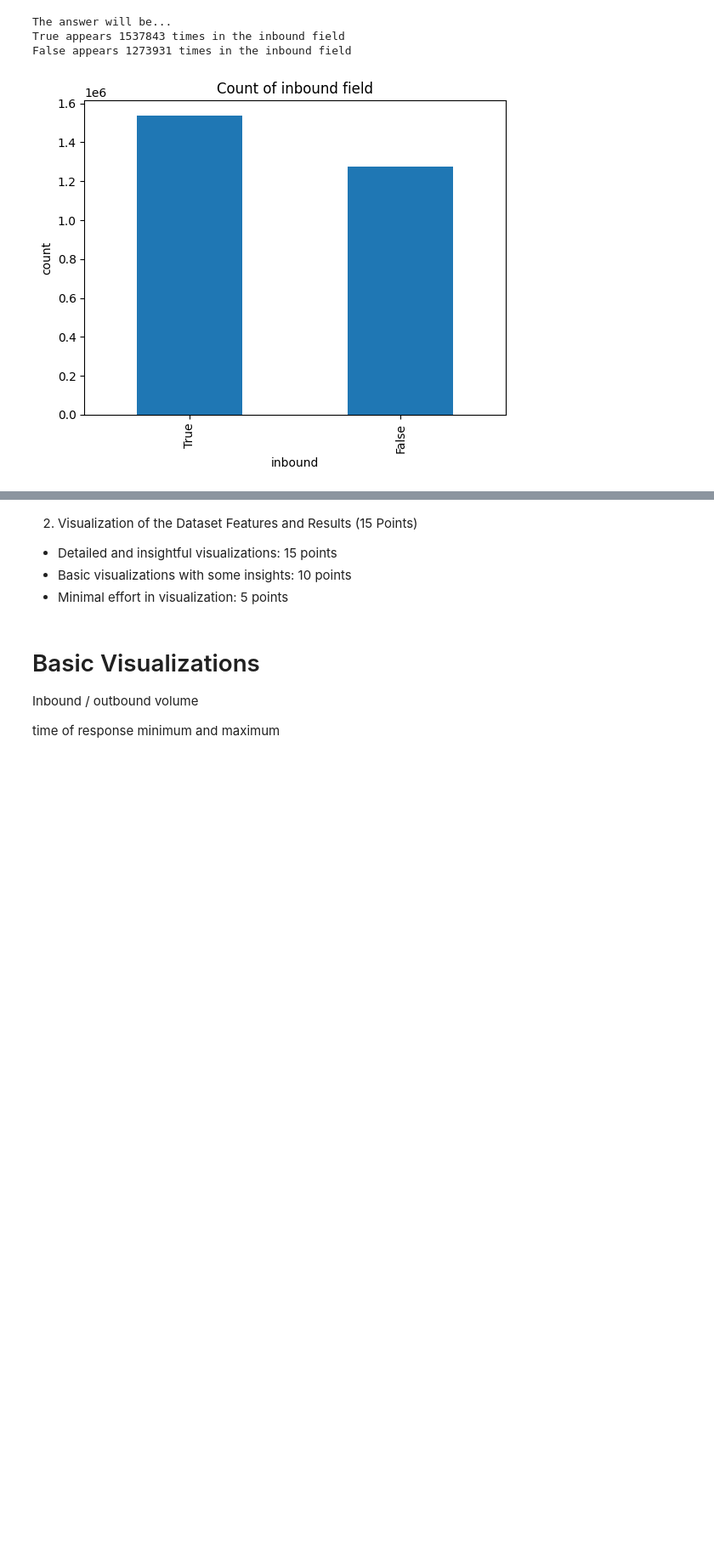
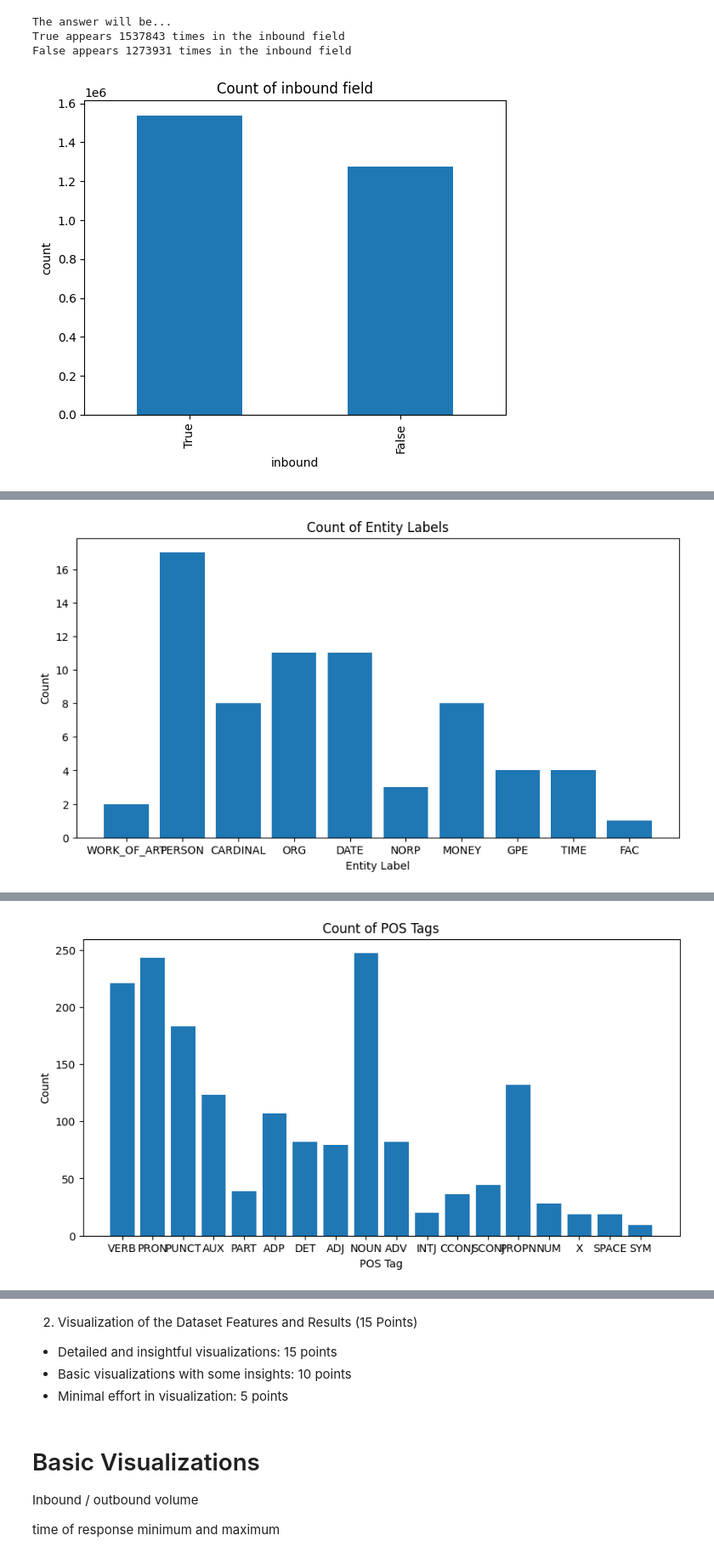
Before and after one commit to luizdataeng/project_nlp_fanshawe, a Jupyter notebook: main.ipynb, the cells around one changed output, grey strips where cells are left out. Shown at 85% size. Saved outputs shown, nothing was run; the diff lists cells and outputs as text; code cells hidden in the pictures; blank space fills up the shorter version.

```diff
--- a/main.ipynb
+++ b/main.ipynb
@@ -57,3 +68,73 @@ False appears 1273931 times in the inbound field
 [figure]
 # %%
 data.iloc[0]['text']
+# %%
+import pandas as pd
+import spacy
+import matplotlib.pyplot as plt
+from collections import Counter
+
+# 1. Load data
+data = pd.read_csv('twcs_sample.csv', sep=',', encoding='latin1')
+texts = data['text'].dropna().tolist()
+
+# 2. Load spaCy model
+nlp = spacy.load("en_core_web_lg")
+
+# 3. Process texts
+docs = list(nlp.pipe(texts))
+
+# 4. Extract Entities and POS tags
+entities = []
+pos_tags = []
+
+for doc in docs:
+    entities.extend([ent.label_ for ent in doc.ents])
+    pos_tags.extend([token.pos_ for token in doc])
+
+# Count the time of each entity label
+entity_counts = Counter(entities)
+
+print("The answer will be...")
+for label, count in entity_counts.items():
+    print("{} appears {} times in the entities".format(label, count))
+
+# Plot
+plt.figure(figsize=(10,5))
+plt.bar(entity_counts.keys(), entity_counts.values())
+plt.title('Count of Entity Labels')
+plt.xlabel('Entity Label')
+plt.ylabel('Count')
+plt.show()
+
+# Count the time of each POS tag
+pos_counts = Counter(pos_tags)
+
+print("The answer will be...")
+for pos, count in pos_counts.items():
+    print("{} appears {} times in the POS tags".format(pos, count))
+
+# Plot
+plt.figure(figsize=(10,5))
+plt.bar(pos_counts.keys(), pos_counts.values())
+plt.title('Count of POS Tags')
+plt.xlabel('POS Tag')
+plt.ylabel('Count')
+plt.show()
+
+import pandas as pd
+import matplotlib.pyplot as plt
+
+# Load your CSV
+data = pd.read_csv('twcs_sample.csv', sep=',', encoding='latin1')
+
+# Count True/False
+inbound_counts = data['inbound'][data['inbound'].isin([True, False])].value_counts()
+
+print("")
+# Create pie chart
+plt.figure(figsize=(6,6))
+plt.pie(inbound_counts, labels=['Companies', 'Users'], autopct='%1.1f%%', startangle=90, colors=['lightcoral', 'skyblue'])
+plt.title('Inbound Field Distribution')
+plt.show()
+# %% [output]
@@ -59,0 +152 @@ data.iloc[0]['text']
+[figure, added]
@@ -59,0 +172 @@ data.iloc[0]['text']
+[figure, added]
```
Also changed, not shown: parts of 3 cells of this notebook.
